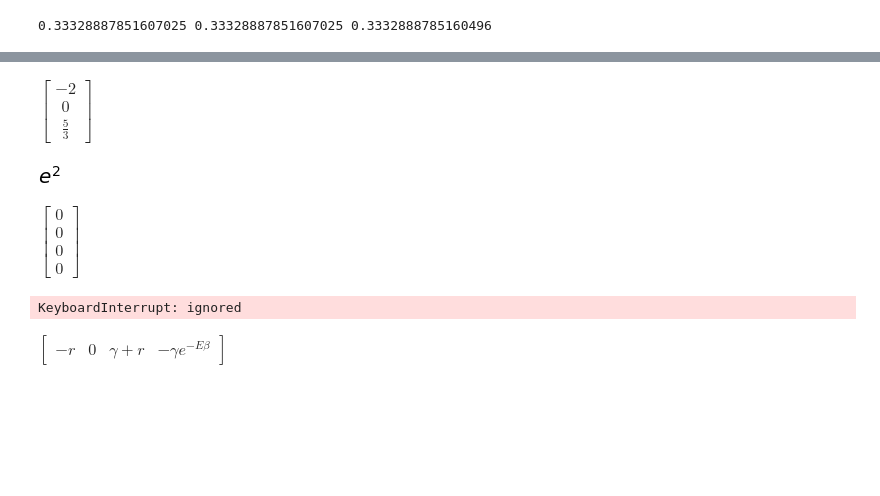
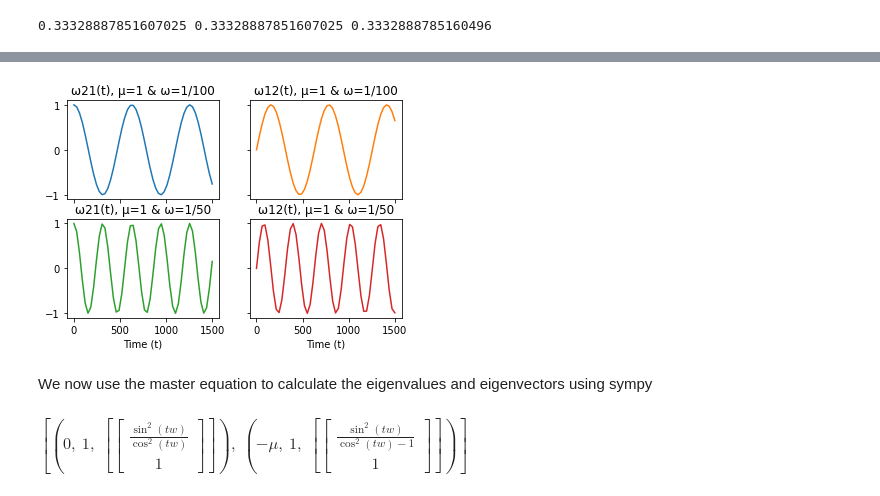
Before and after one commit to carlossoto362/QLS2021-2022Diploma, a Jupyter notebook: BiologyHomwork2.ipynb, the cells around one changed output, grey strips where cells are left out. Drawn from its saved outputs; the diff is of its cells as text; code cells hidden in the pictures; blank space fills up the shorter version.

```diff
--- a/BiologyHomwork2.ipynb
+++ b/BiologyHomwork2.ipynb
@@ -459,25 +560,33 @@ $\displaystyle \left[\begin{matrix}3\\2\\1\end{matrix}\right]$
-# %%
-y=A.LUsolve(b)
-y
-# %% [output]
-$\displaystyle \left[\begin{matrix}-2\\0\\\frac{5}{3}\end{matrix}\right]$
-# %%
-exp(2)
-# %% [output]
-[figure, removed]
-# %%
-E,gamma, beta, r = symbols('E gamma beta r')
-A=sy.Matrix([[-r-(gamma*exp(-beta*E)),gamma,r,0],[gamma*exp(-beta*E),-(gamma+r),0,r],[r,0,-(r+gamma),gamma*exp(-beta*E)],[0,r,gamma,-(gamma*exp(-beta*E)+r)]])
-b=sy.Matrix([0,0,0,0])
-x=A.LUsolve(b)
-A@x
-# %% [output]
-$\displaystyle \left[\begin{matrix}0\\0\\0\\0\end{matrix}\right]$
-# %%
-A.eigenvects()
-# %% [output]
-KeyboardInterrupt: ignored
-# %%
-A.row(0)+A.row(1)+A.row(3)
-# %% [output]
-$\displaystyle \left[\begin{matrix}- r & 0 & \gamma + r & - \gamma e^{- E \beta}\end{matrix}\right]$
+# %%
+t=np.linspace(0,1500) #we plot the for different values.
+y1=w21(1,1/100,t)
+y2=w12(1,1/100,t)
+y3=w21(1,1/50,t)
+y4=w12(1,1/50,t)
+
+fig, axs = plt.subplots(2, 2)
+axs[0, 0].plot(t, y1)
+axs[0, 0].set_title('ω21(t), μ=1 & ω=1/100')
+axs[0, 1].plot(t, y2, 'tab:orange')
+axs[0, 1].set_title('ω12(t), μ=1 & ω=1/100')
+axs[1, 0].plot(t, y3, 'tab:green')
+axs[1, 0].set_title('ω21(t), μ=1 & ω=1/50')
+axs[1, 1].plot(t, y4, 'tab:red')
+axs[1, 1].set_title('ω12(t), μ=1 & ω=1/50')
+
+for ax in axs.flat:
+    ax.set(xlabel='Time (t)', ylabel='')
+
+# Hide x labels and tick labels for top plots and y ticks for right plots.
+for ax in axs.flat:
+    ax.label_outer()
+# %% [output]
+[figure, added]
+# %% [markdown]
+We now use the master equation to calculate the eigenvalues and eigenvectors using sympy
+# %%
+mu, t , w = symbols('mu t w')
+b=Matrix([[-mu*cos(w*t)**2,mu*sin(w*t)**2],[mu*cos(w*t)**2,-mu*sin(w*t)**2]])
+b.eigenvects()
+# %% [output]
+$\displaystyle \left[ \left( 0, \  1, \  \left[ \left[\begin{matrix}\frac{\sin^{2}{\left(t w \right)}}{\cos^{2}{\left(t w \right)}}\\1\end{matrix}\right]\right]\right), \  \left( - \mu, \  1, \  \left[ \left[\begin{matrix}\frac{\sin^{2}{\left(t w \right)}}{\cos^{2}{\left(t w \right)} - 1}\\1\end{matrix}\right]\right]\right)\right]$
```
Also changed, not shown: parts of 22 cells of this notebook.
